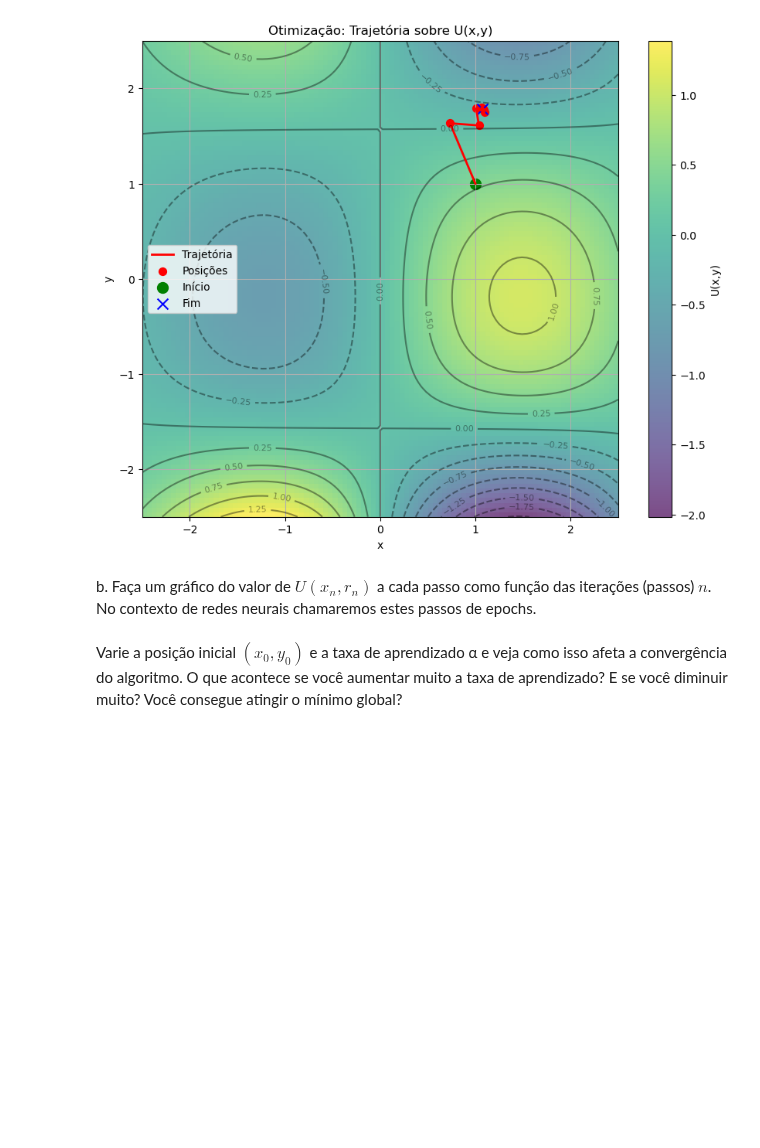
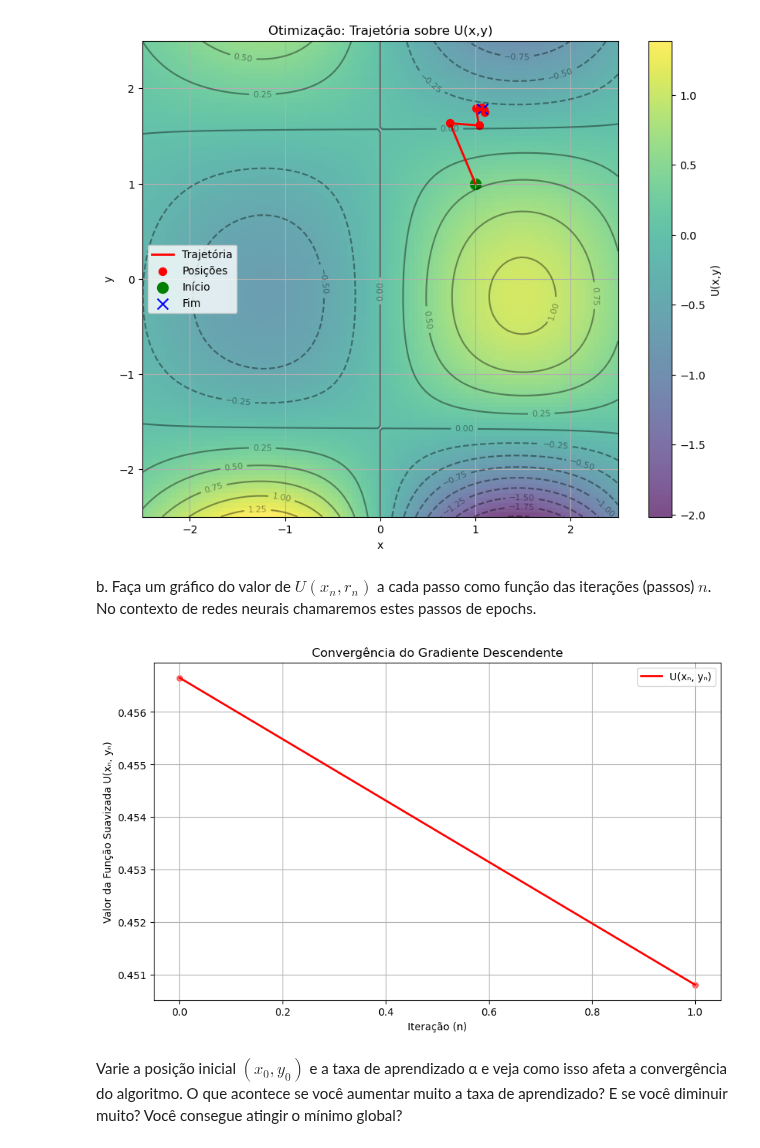
Before and after one commit to brunamendesfis/Computational_Physics, a Jupyter notebook: Redes_Neurais/Atividades/Exercício_04.ipynb, the cells around one changed output. Cells and saved outputs as stored; diff of their text form; code cells hidden in the pictures; blank space fills up the shorter version.

```diff
--- a/Redes_Neurais/Atividades/Exercício_04.ipynb
+++ b/Redes_Neurais/Atividades/Exercício_04.ipynb
@@ -56,7 +56,7 @@ def grad_desc(x_0, y_0, alpha, itera, sigma_x=1.0, sigma_y=1.0, epsilon=0.01):
 
         x , y = x_i, y_i
 
-    return np.array(x_list), np.array(y_list)
+    return np.array(x_list), np.array(y_list), np.array(U)
 # %%
 x_0 = 1
 y_0 = 1
@@ -150,5 +150,50 @@ plt.show()
 [figure]
 # %% [markdown]
 b. Faça um gráfico do valor de $U(x_{n},r_{n})$ a cada passo como função das iterações (passos) $n$. No contexto de redes neurais chamaremos estes passos de epochs.
+# %%
+def grad_desc(x_0, y_0, alpha, itera, sigma_x=1.0, sigma_y=1.0, epsilon=0.01):
+    x, y = x_0, y_0
+    x_list = [x]
+    y_list = [y]
+    U = [funcao_suavizada(x, y, x_0, y_0, sigma_x, sigma_y)]
+
+    for _ in range(itera):
+        grad_x = df_dx(x, y, x_0, y_0, sigma_x, sigma_y)
+        grad_y = df_dy(x, y, x_0, y_0, sigma_x, sigma_y)
+
+        x_i = x_0 - alpha * grad_x
+        y_i = y_0 - alpha * grad_y
+
+        x_list.append(x_i)
+        y_list.append(y_i)
+        U.append(funcao_suavizada(x_i, y_i, x_0, y_0, sigma_x, sigma_y))
+
+        delta = np.sqrt((x_i - x)**2 + (y_i - y)**2)
+
+        if abs(delta) < epsilon:
+            break
+
+        x , y = x_i, y_i
+
+    return np.array(x_list), np.array(y_list), np.array(U)
+# %%
+x_0, y_0 = 1, 1
+alpha = 0.01
+sigma_x, sigma_y = 2.5, 2.5
+itera = 1000
+
+x_list, y_list, U = grad_desc(x_0, y_0, alpha, itera, sigma_x, sigma_y)
+
+plt.figure(figsize=(10, 6))
+plt.plot(U, 'r-', linewidth=2, label='U(xₙ, yₙ)')
+plt.scatter(range(len(U)), U, c='red', s=30, alpha=0.5)
+plt.xlabel('Iteração (n)')
+plt.ylabel('Valor da Função Suavizada U(xₙ, yₙ)')
+plt.title('Convergência do Gradiente Descendente')
+plt.legend()
+plt.grid(True)
+plt.show()
+# %% [output]
+[figure, added]
 # %% [markdown]
 Varie a posição inicial $(x_{0},y_{0})$ e a taxa de aprendizado α e veja como isso afeta a convergência do algoritmo. O que acontece se você aumentar muito a taxa de aprendizado? E se você diminuir muito? Você consegue atingir o mínimo global?
```
Also changed, not shown: parts of 3 cells of this notebook, 2 other files.
